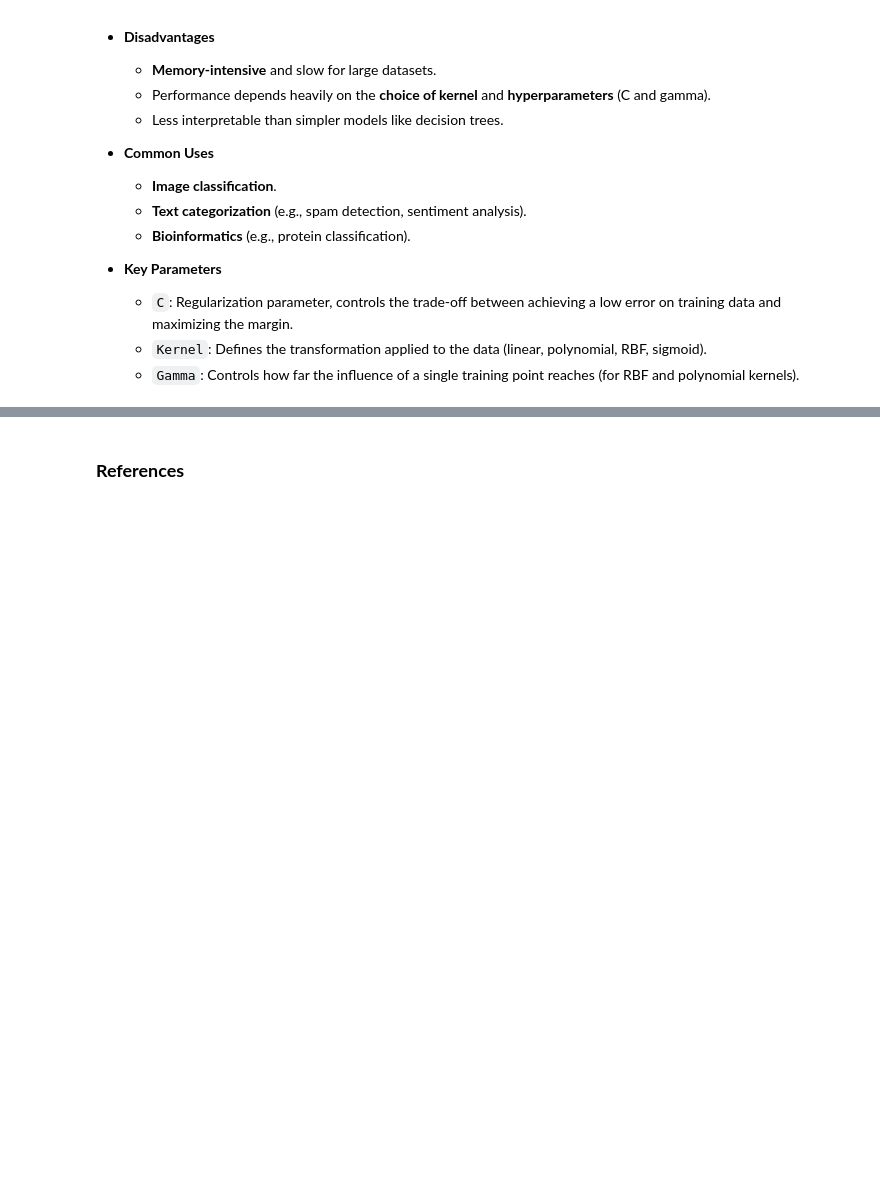
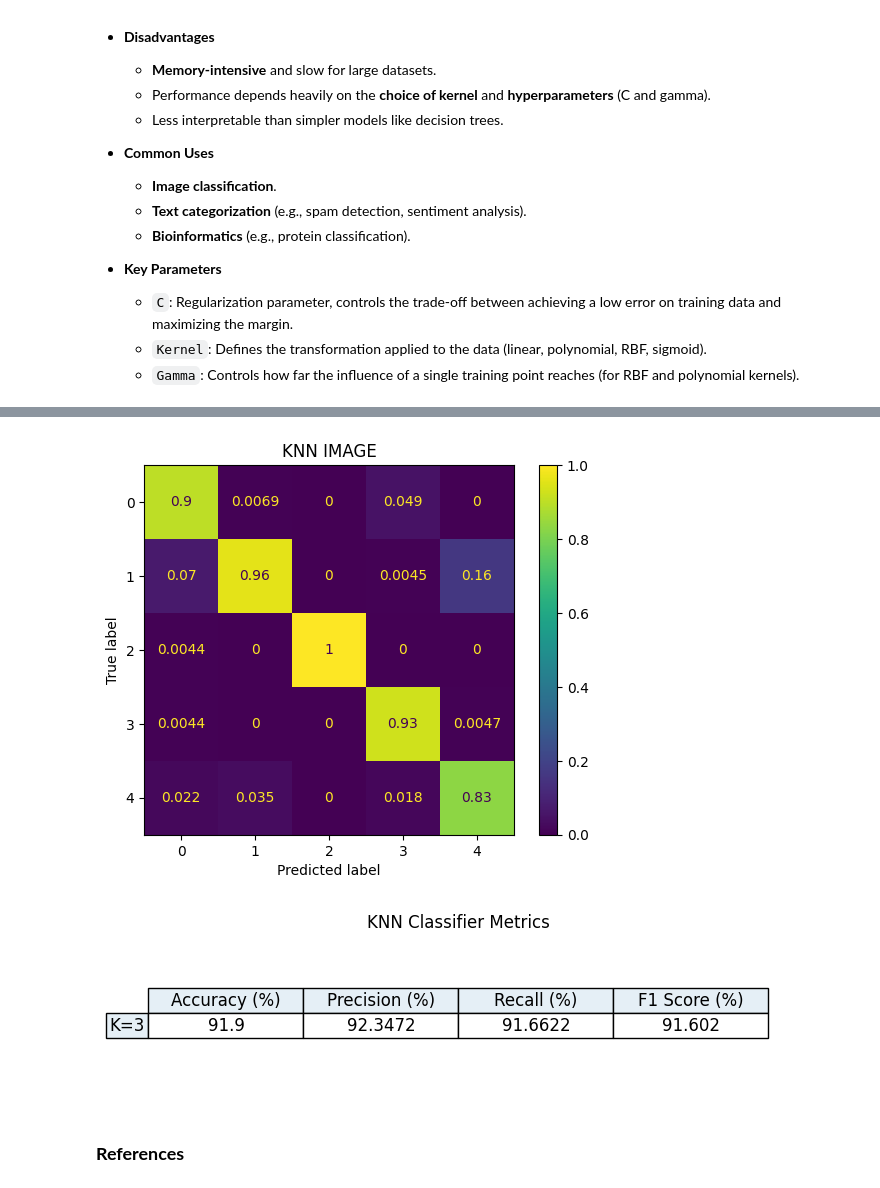
Before and after one commit to Yusufpek/BBM409, a Jupyter notebook: assignment1.ipynb, the cells around one changed output, grey strips where cells are left out. Cells and saved outputs as stored; diff of their text form; code cells hidden in the pictures; blank space fills up the shorter version.

```diff
--- a/assignment1.ipynb
+++ b/assignment1.ipynb
@@ -324,3 +437,26 @@ show_table(svm_values, [f"Kernel={k}" for k in kernel_values], "SVM Classifier M
+# %%
+knn_model = KNeighborsClassifier(n_neighbors=5)
+knn_model.fit(X_train, y_train)
+y_pred = knn_model.predict(X_test)
+accuracy, precision, recall, f1_score_value = get_metric_values(y_test, y_pred)
+
+# Confusion matrix
+matrix = confusion_matrix(y_test, y_pred, normalize="pred")
+disp = ConfusionMatrixDisplay(confusion_matrix=matrix)
+# Plot it with title
+disp.plot()
+plt.title("KNN IMAGE")
+# Show it
+plt.show()
+# Create a table with metrics
+values = [round(accuracy * 100, 4), round(precision * 100, 4), round(recall * 100, 4), round(f1_score_value * 100, 4)]
+knn_values = [values]
+
+show_table(knn_values, ["K=3"], "KNN Classifier Metrics")
+# # Train an SVM classifier
+# %% [output]
+[figure, added]
+[figure, added]
 # %% [markdown]
 ### **References**
 # %% [markdown]
```
Also changed, not shown: parts of 5 cells of this notebook.
